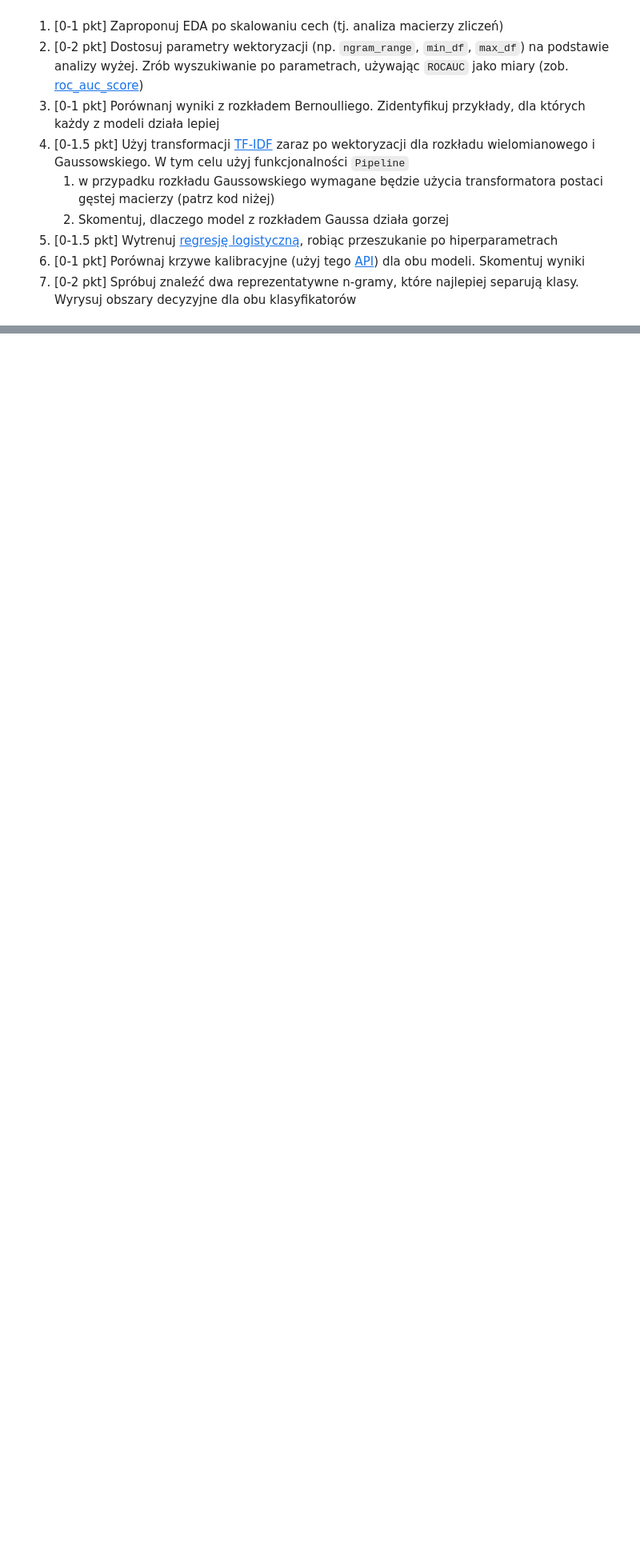
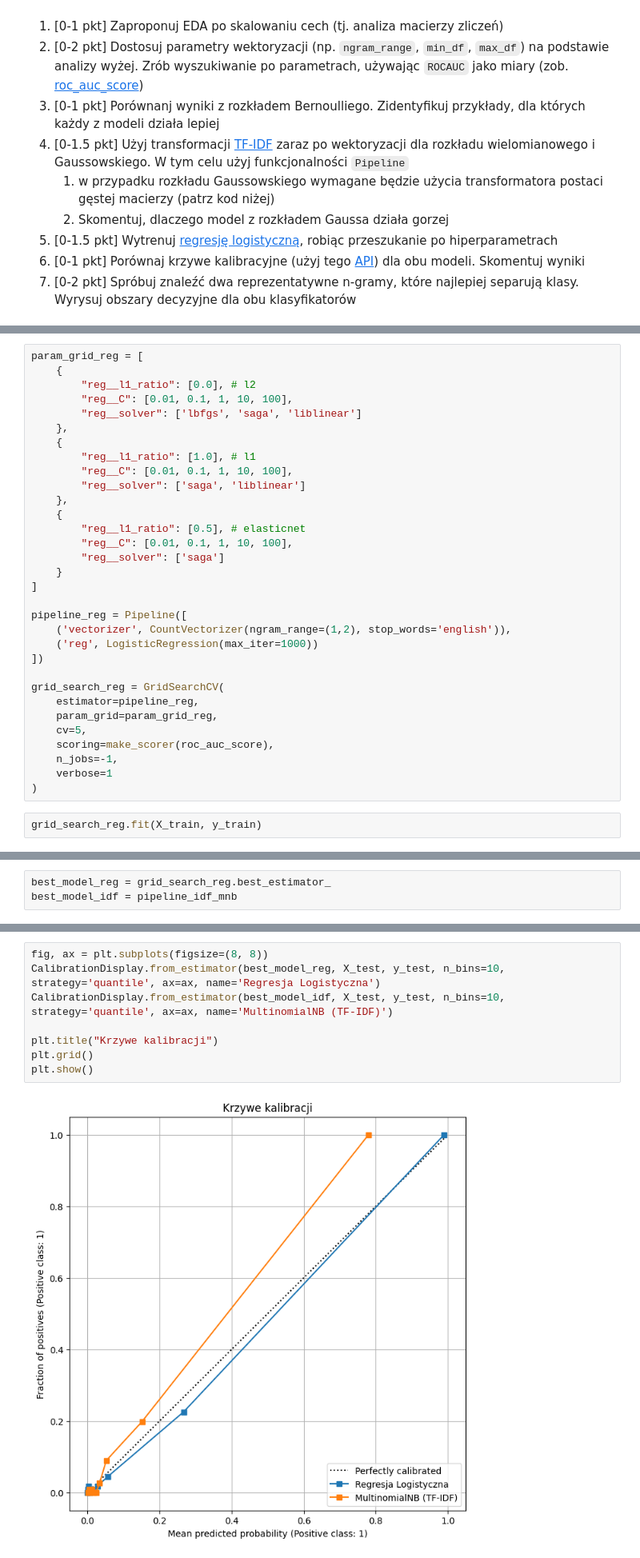
Before and after one commit to pswierzy/Machine-Learning, a Jupyter notebook: Lab04/4-zadanie_domowe.ipynb, the cells around one changed output, grey strips where cells are left out. Shown at 80% size. Drawn from its saved outputs; the diff is of its cells as text; blank space fills up the shorter version.

```diff
--- a/Lab04/4-zadanie_domowe.ipynb
+++ b/Lab04/4-zadanie_domowe.ipynb
@@ -22,0 +359,34 @@ class DenseTransformer(TransformerMixin, BaseEstimator):
+# %%
+param_grid_reg = [
+    {
+        "reg__l1_ratio": [0.0], # l2
+        "reg__C": [0.01, 0.1, 1, 10, 100],
+        "reg__solver": ['lbfgs', 'saga', 'liblinear']
+    },
+    {
+        "reg__l1_ratio": [1.0], # l1
+        "reg__C": [0.01, 0.1, 1, 10, 100],
+        "reg__solver": ['saga', 'liblinear']
+    },
+    {
+        "reg__l1_ratio": [0.5], # elasticnet
+        "reg__C": [0.01, 0.1, 1, 10, 100],
+        "reg__solver": ['saga']
+    }
+]
+
+pipeline_reg = Pipeline([
+    ('vectorizer', CountVectorizer(ngram_range=(1,2), stop_words='english')),
+    ('reg', LogisticRegression(max_iter=1000))
+])
+
+grid_search_reg = GridSearchCV(
+    estimator=pipeline_reg,
+    param_grid=param_grid_reg,
+    cv=5,
+    scoring=make_scorer(roc_auc_score),
+    n_jobs=-1,
+    verbose=1
+)
+# %%
+grid_search_reg.fit(X_train, y_train)
@@ -22,0 +442,3 @@ class DenseTransformer(TransformerMixin, BaseEstimator):
+# %%
+best_model_reg = grid_search_reg.best_estimator_
+best_model_idf = pipeline_idf_mnb
@@ -22,0 +450,10 @@ class DenseTransformer(TransformerMixin, BaseEstimator):
+# %%
+fig, ax = plt.subplots(figsize=(8, 8))
+CalibrationDisplay.from_estimator(best_model_reg, X_test, y_test, n_bins=10, strategy='quantile', ax=ax, name='Regresja Logistyczna')
+CalibrationDisplay.from_estimator(best_model_idf, X_test, y_test, n_bins=10, strategy='quantile', ax=ax, name='MultinomialNB (TF-IDF)')
+
+plt.title("Krzywe kalibracji")
+plt.grid()
+plt.show()
+# %% [output]
+[figure, added]
```
Also changed, not shown: parts of 49 cells of this notebook.
